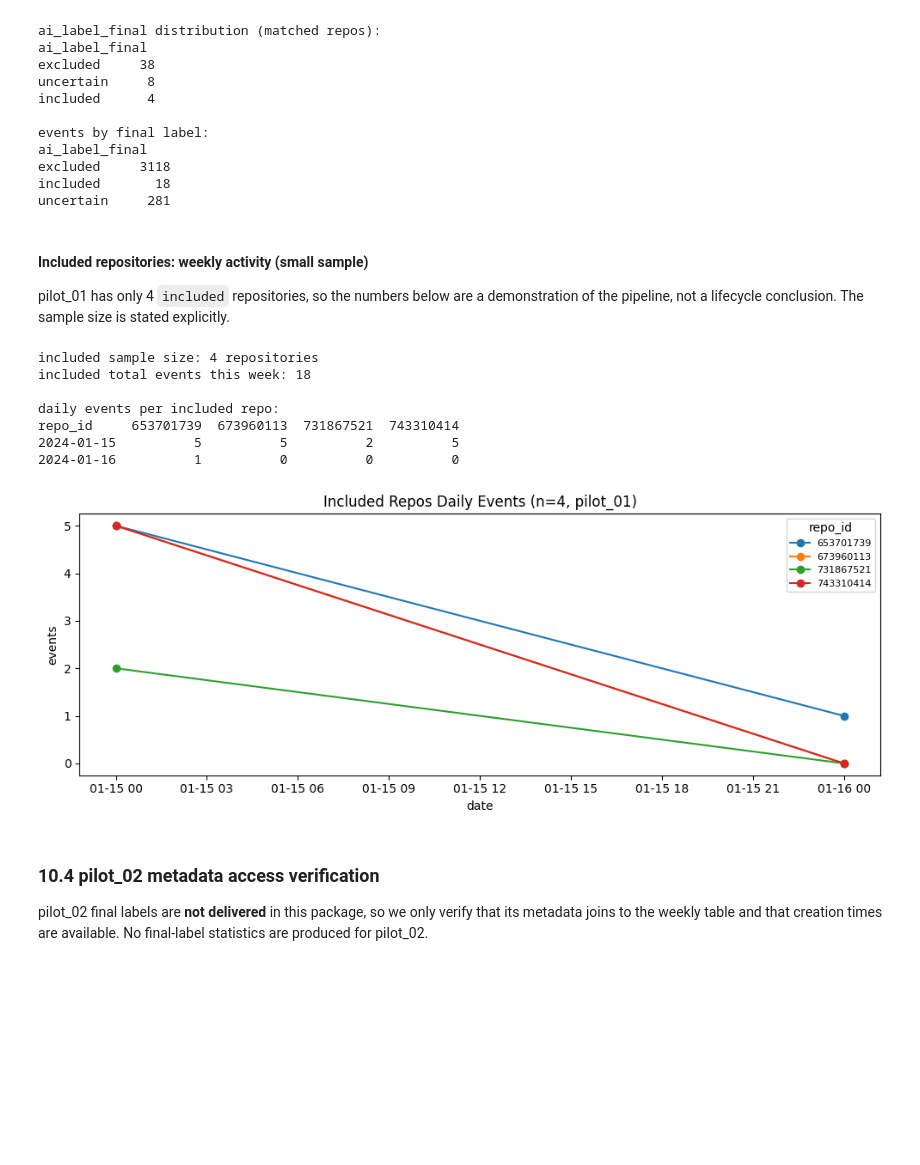
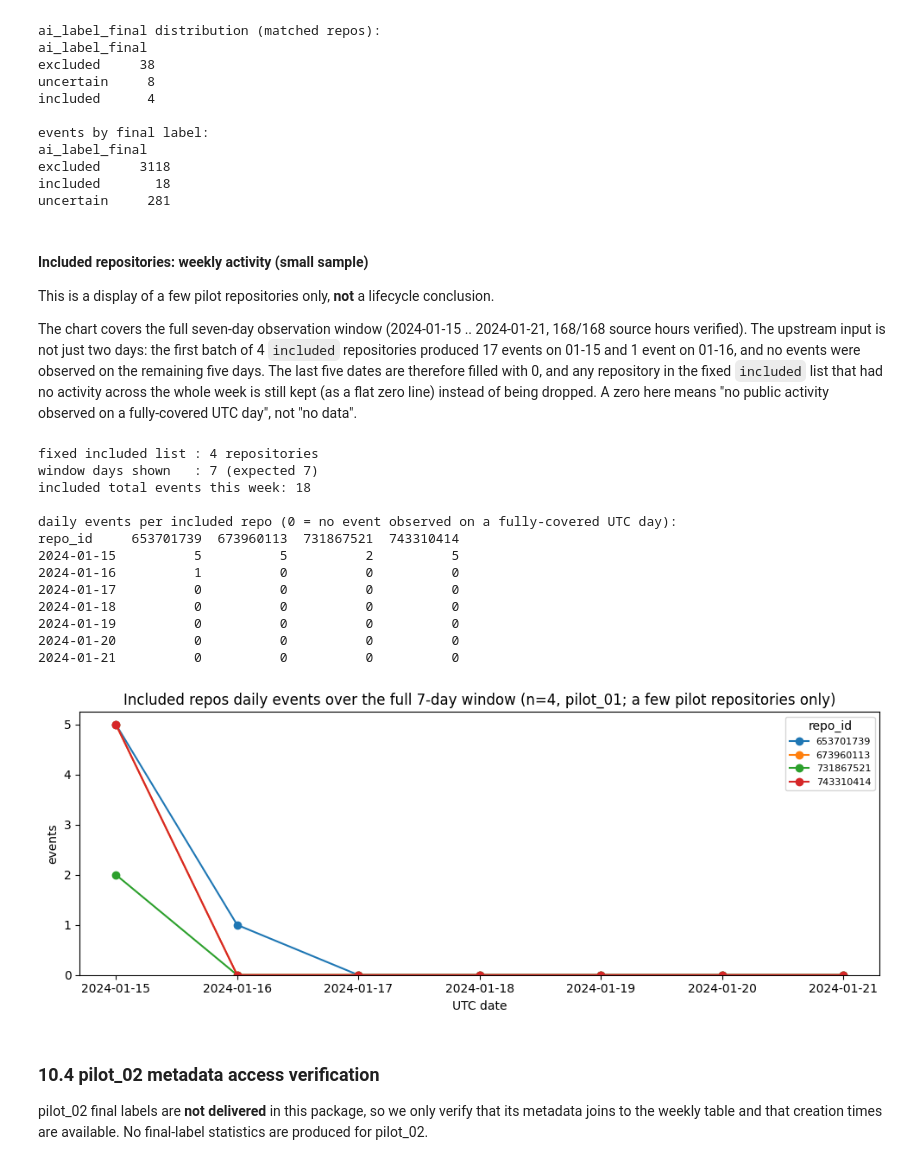
Before and after one commit to MANHO219/github_activity_analyze_project, a Jupyter notebook: c_lifecycle_analysis/lifecycle_analysis.ipynb, the cells around one changed output. Drawn from its saved outputs; the diff is of its cells as text; code cells hidden in the pictures; blank space fills up the shorter version.

```diff
--- a/c_lifecycle_analysis/lifecycle_analysis.ipynb
+++ b/c_lifecycle_analysis/lifecycle_analysis.ipynb
@@ -798,38 +805,76 @@ uncertain     281
 # %% [markdown]
 #### Included repositories: weekly activity (small sample)
 
-pilot_01 has only 4 `included` repositories, so the numbers below are a demonstration of the
-pipeline, not a lifecycle conclusion. The sample size is stated explicitly.
+This is a display of a few pilot repositories only, **not** a lifecycle conclusion.
+
+The chart covers the full seven-day observation window (2024-01-15 .. 2024-01-21, 168/168
+source hours verified). The upstream input is not just two days: the first batch of 4
+`included` repositories produced 17 events on 01-15 and 1 event on 01-16, and no events were
+observed on the remaining five days. The last five dates are therefore filled with 0, and any
+repository in the fixed `included` list that had no activity across the whole week is still
+kept (as a flat zero line) instead of being dropped. A zero here means "no public activity
+observed on a fully-covered UTC day", not "no data".
 # %%
-included_ids = wlab.loc[wlab["ai_label_final"] == "included", "repo_id"]
+import numpy as np
+
+# Fixed `included` list: every repository whose final AI label is `included`.
+included_ids = wlab.loc[wlab["ai_label_final"] == "included", "repo_id"].sort_values().to_numpy()
+print(f"fixed included list : {len(included_ids)} repositories")
+
+# Repositories with no event on any day never appear in the activity table, so we cannot
+# build the daily matrix from `pilot_weekly` alone: that would drop both the zero days and
+# the included repositories that had no activity the whole week.
 inc = pilot_weekly.loc[pilot_weekly["repo_id"].isin(included_ids)].copy()
-print(f"included sample size: {inc['repo_id'].nunique()} repositories")
-print(f"included total events this week: {int(inc['event_count'].sum())}")
+inc["event_day"] = inc["event_date"].dt.normalize()
+
+# The observation window is the full seven requested UTC days, not only the days that happen
+# to have events. Re-index to every requested day and to the full fixed list, so days and
+# repositories with no observed activity are kept as 0 instead of being dropped.
+requested_days = pd.to_datetime(coverage["requested_days"], utc=True).normalize()
+inc_daily = (
+    inc.groupby(["event_day", "repo_id"])["event_count"].sum()
+    .unstack(fill_value=0)
+    .reindex(index=requested_days, columns=included_ids, fill_value=0)
+    .fillna(0)
+    .astype(int)
+)
+inc_daily.index = inc_daily.index.date
+
+print(f"window days shown   : {len(inc_daily)} (expected 7)")
+print(f"included total events this week: {int(inc_daily.to_numpy().sum())}")
 print()
-inc_daily = inc.groupby(["event_date", "repo_id"])["event_count"].sum().unstack(fill_value=0)
-inc_daily.index = inc_daily.index.date
-print("daily events per included repo:")
+print("daily events per included repo (0 = no event observed on a fully-covered UTC day):")
 print(inc_daily.to_string())
 
 if not inc_daily.empty:
     fig, ax = plt.subplots(figsize=(10, 4))
     inc_daily.plot(ax=ax, marker="o")
-    ax.set_xlabel("date")
+    ax.set_xlabel("UTC date")
     ax.set_ylabel("events")
-    ax.set_title(f"Included Repos Daily Events (n={inc['repo_id'].nunique()}, pilot_01)")
+    ax.set_ylim(bottom=0)
+    ax.set_title(
+        f"Included repos daily events over the full 7-day window "
+        f"(n={len(included_ids)}, pilot_01; a few pilot repositories only)"
+    )
     ax.legend(title="repo_id", fontsize=8)
     fig.tight_layout()
     fig.savefig(FIG_DIR / "weekly_included_repos_daily.png", dpi=150)
     plt.show()
 # %% [output]
-included sample size: 4 repositories
+fixed included list : 4 repositories
+window days shown   : 7 (expected 7)
 included total events this week: 18
 
-daily events per included repo:
+daily events per included repo (0 = no event observed on a fully-covered UTC day):
 repo_id     653701739  673960113  731867521  743310414
 2024-01-15          5          5          2          5
 2024-01-16          1          0          0          0
+2024-01-17          0          0          0          0
+2024-01-18          0          0          0          0
+2024-01-19          0          0          0          0
+2024-01-20          0          0          0          0
+2024-01-21          0          0          0          0
-[figure, old version]
+[figure, new version]
 # %% [markdown]
 ### 10.4 pilot_02 metadata access verification
 
```
Also changed, not shown: parts of 16 cells of this notebook, 2 other files.
